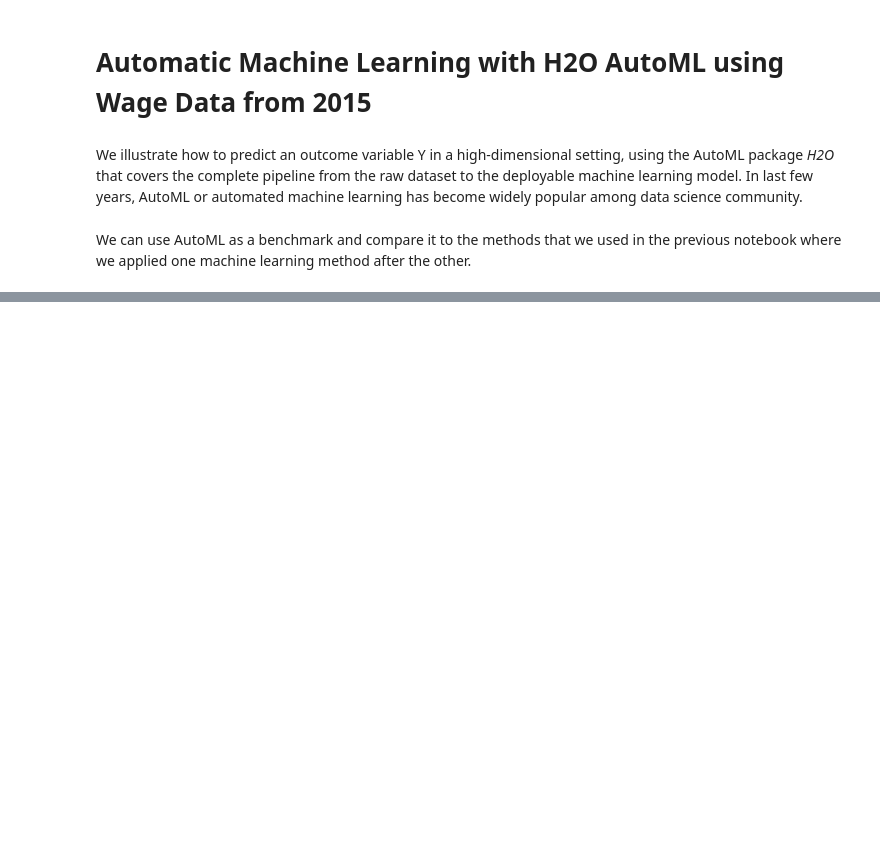
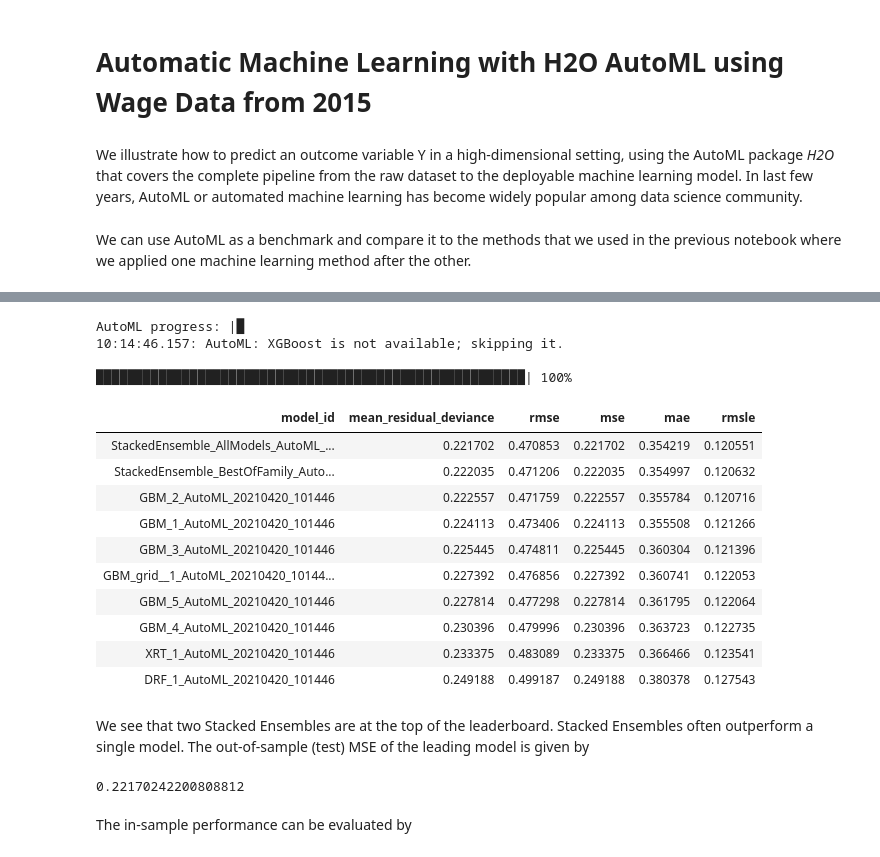
Before and after one commit to alexanderquispe/14.38_Causal_ML, a Jupyter notebook: Jupyter_Notebooks/automl_for_wage_prediction.ipynb, the cells around one changed output, grey strips where cells are left out. Saved outputs shown, nothing was run; the diff lists cells and outputs as text; code cells hidden in the pictures; blank space fills up the shorter version.

```diff
--- a/Jupyter_Notebooks/automl_for_wage_prediction.ipynb
+++ b/Jupyter_Notebooks/automl_for_wage_prediction.ipynb
@@ -46,0 +65,6 @@ Connecting to H2O server at http://127.0.0.1:54321 ... successful.
+# %%
+# Create training and testing sample
+train = data_2[ : math.floor(n*3/4)]    # training sample
+test =  data_2[ math.floor(n*3/4) : ]   # testing sample
+print(data_train.shape)
+print(data_test.shape)
@@ -46,0 +95,7 @@ Connecting to H2O server at http://127.0.0.1:54321 ... successful.
+# %%
+# convert data as h2o type
+train_h = h2o.H2OFrame(train)
+test_h = h2o.H2OFrame(test)
+
+# have a look at the data
+train_h.describe()
@@ -46,0 +152,34 @@ Connecting to H2O server at http://127.0.0.1:54321 ... successful.
+# %%
+# run AutoML for 10 base models and a maximal runtime of 100 seconds
+# Run AutoML for 30 seconds
+aml = H2OAutoML(max_runtime_secs = 100, max_models = 10, seed = 1)
+aml.train(x = x, y = y, training_frame = train_h, leaderboard_frame = test_h)
+# %% [output]
+AutoML progress: |█
+10:14:46.157: AutoML: XGBoost is not available; skipping it.
+
+███████████████████████████████████████████████████████| 100%
+# %%
+# AutoML Leaderboard
+lb = aml.leaderboard
+print(lb)
+# %% [output]
+| model_id | mean_residual_deviance | rmse | mse | mae | rmsle |
+| StackedEnsemble_AllModels_AutoML_... | 0.221702 | 0.470853 | 0.221702 | 0.354219 | 0.120551 |
+| StackedEnsemble_BestOfFamily_Auto... | 0.222035 | 0.471206 | 0.222035 | 0.354997 | 0.120632 |
+| GBM_2_AutoML_20210420_101446 | 0.222557 | 0.471759 | 0.222557 | 0.355784 | 0.120716 |
+| GBM_1_AutoML_20210420_101446 | 0.224113 | 0.473406 | 0.224113 | 0.355508 | 0.121266 |
+| GBM_3_AutoML_20210420_101446 | 0.225445 | 0.474811 | 0.225445 | 0.360304 | 0.121396 |
+| GBM_grid__1_AutoML_20210420_10144... | 0.227392 | 0.476856 | 0.227392 | 0.360741 | 0.122053 |
+| GBM_5_AutoML_20210420_101446 | 0.227814 | 0.477298 | 0.227814 | 0.361795 | 0.122064 |
+| GBM_4_AutoML_20210420_101446 | 0.230396 | 0.479996 | 0.230396 | 0.363723 | 0.122735 |
+| XRT_1_AutoML_20210420_101446 | 0.233375 | 0.483089 | 0.233375 | 0.366466 | 0.123541 |
+| DRF_1_AutoML_20210420_101446 | 0.249188 | 0.499187 | 0.249188 | 0.380378 | 0.127543 |
+# %% [markdown]
+We see that two Stacked Ensembles are at the top of the leaderboard. Stacked Ensembles often outperform a single model. The out-of-sample (test) MSE of the leading model is given by
+# %%
+aml.leaderboard['mse'][0,0]
+# %% [output]
+0.22170242200808812
+# %% [markdown]
+The in-sample performance can be evaluated by
```
Also changed, not shown: parts of 30 cells of this notebook, 2 other files.
